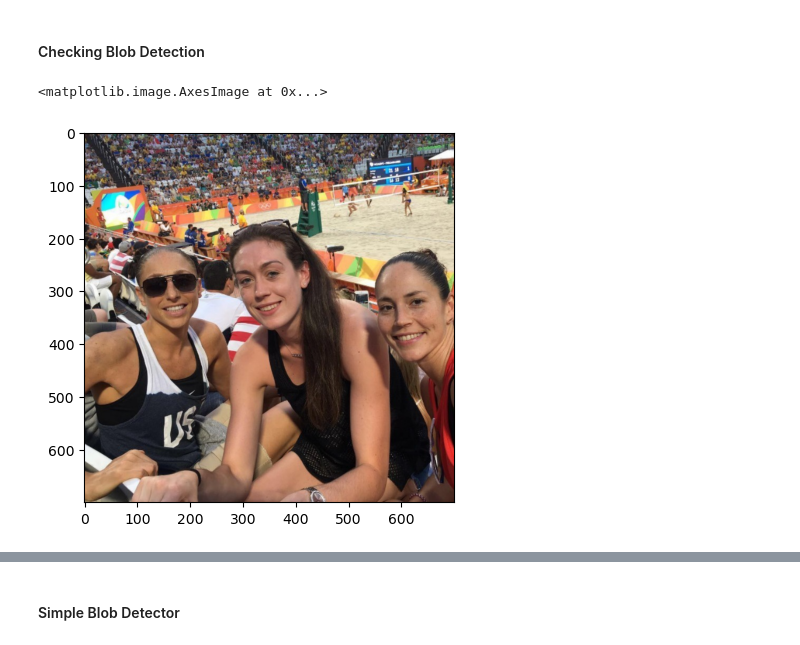
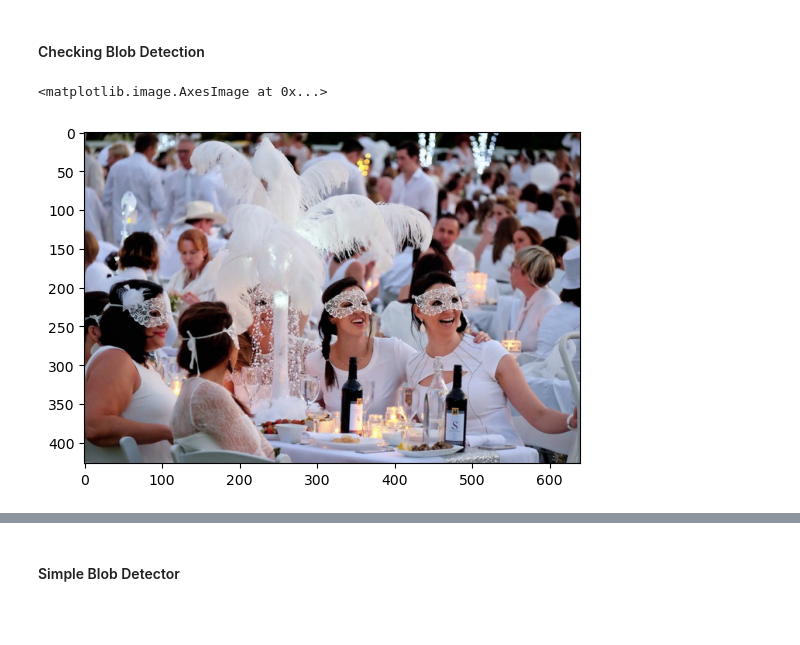
Before and after one commit to JelinR/ultralytics_forked, a Jupyter notebook: Vision_Project/yolo_detection.ipynb, the cells around one changed output, grey strips where cells are left out. Drawn from its saved outputs; the diff is of its cells as text; code cells hidden in the pictures; blank space fills up the shorter version.

```diff
--- a/Vision_Project/yolo_detection.ipynb
+++ b/Vision_Project/yolo_detection.ipynb
@@ -459,22 +459,22 @@ Transferred 355/355 items from pretrained weights
 # %% [markdown]
 #### Checking Blob Detection
 # %%
-sample_ind = 3
+sample_ind = 37
 
 sample_img_path = data_body_dir + r'\images\train'
 sample_img_path = sample_img_path + r'\\' + os.listdir(sample_img_path)[sample_ind]
 sample_img = cv2.imread(sample_img_path)
 
 sample_label_path = data_body_dir + r'\labels\train'
 sample_label_path = sample_label_path + r'\\' + os.listdir(sample_label_path)[sample_ind]
 
 with open(sample_label_path, 'r') as f:
     sample_label = f.readlines()
+
+plt.imshow(cv2.cvtColor(sample_img, cv2.COLOR_BGR2RGB))
+# %% [output]
+<matplotlib.image.AxesImage at 0x...>
+[figure, added]
-# %%
-plt.imshow(cv2.cvtColor(sample_img, cv2.COLOR_BGR2RGB))
-# %% [output]
-<matplotlib.image.AxesImage at 0x...>
-[figure, removed]
 # %%
 # # Read the image
 image = cv2.imread(sample_img_path, cv2.IMREAD_COLOR)
```
Also changed, not shown: parts of 11 cells of this notebook.
